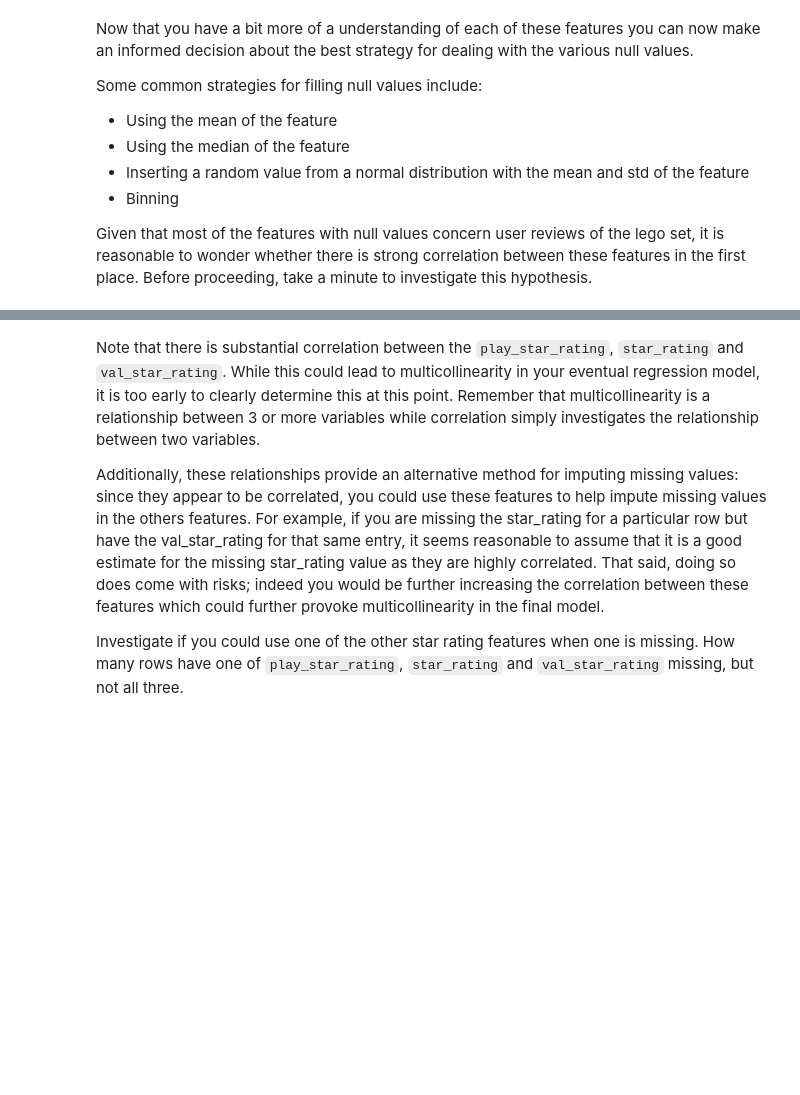
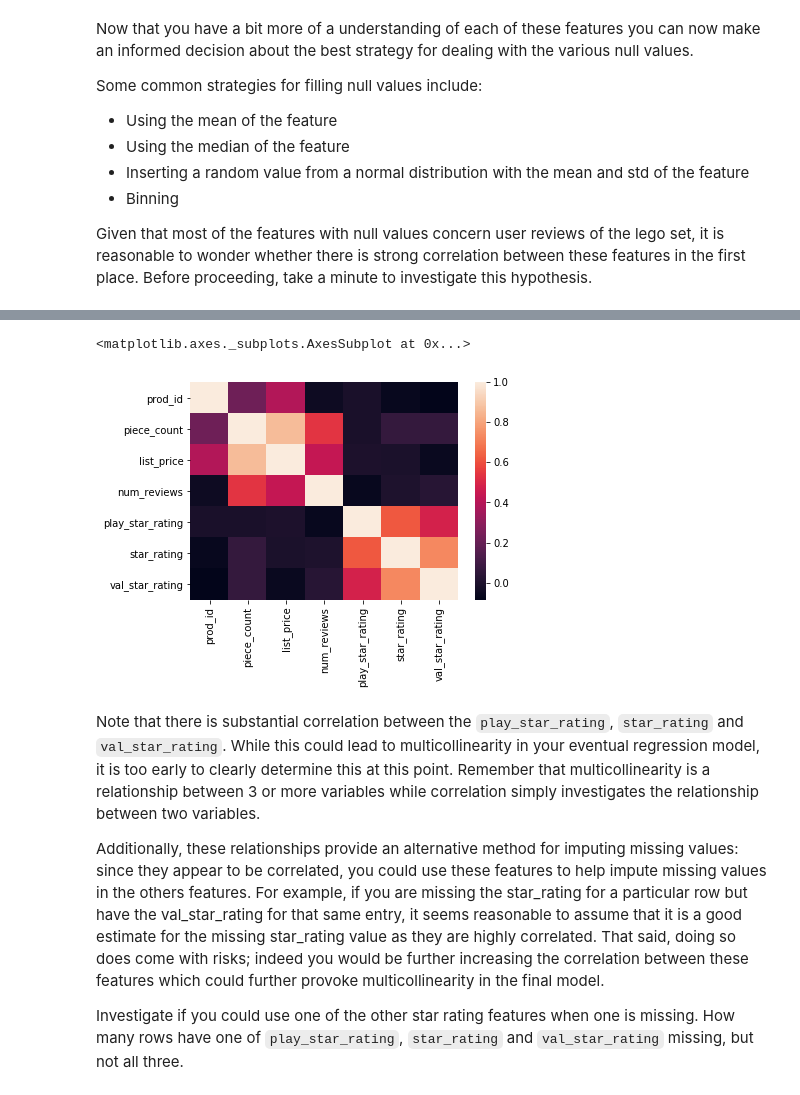
Before and after one commit to fleralle/dsc-scrubbing-and-cleaning-data-lab-houston-ds-042219, a Jupyter notebook: index.ipynb, the cells around one changed output, grey strips where cells are left out. Drawn from its saved outputs; the diff is of its cells as text; code cells hidden in the pictures; blank space fills up the shorter version.

```diff
--- a/index.ipynb
+++ b/index.ipynb
@@ -216,7 +216,11 @@ df.corr()
 | star_rating | -0.062264 | 0.067610 | -0.006497 | 0.004541 | 0.619246 | 1.000000 | 0.731538 |
 | val_star_rating | -0.083703 | 0.067296 | -0.055899 | 0.026664 | 0.484341 | 0.731538 | 1.000000 |
 # %%
-sns.heatmap(df.corr)
+plt..
+sns.heatmap(df.corr())
+# %% [output]
+<matplotlib.axes._subplots.AxesSubplot at 0x...>
+[figure, added]
 # %% [markdown]
 Note that there is substantial correlation between the `play_star_rating`, `star_rating` and `val_star_rating`. While this could lead to multicollinearity in your eventual regression model, it is too early to clearly determine this at this point. Remember that multicollinearity is a relationship between 3 or more variables while correlation simply investigates the relationship between two variables.
 
```
